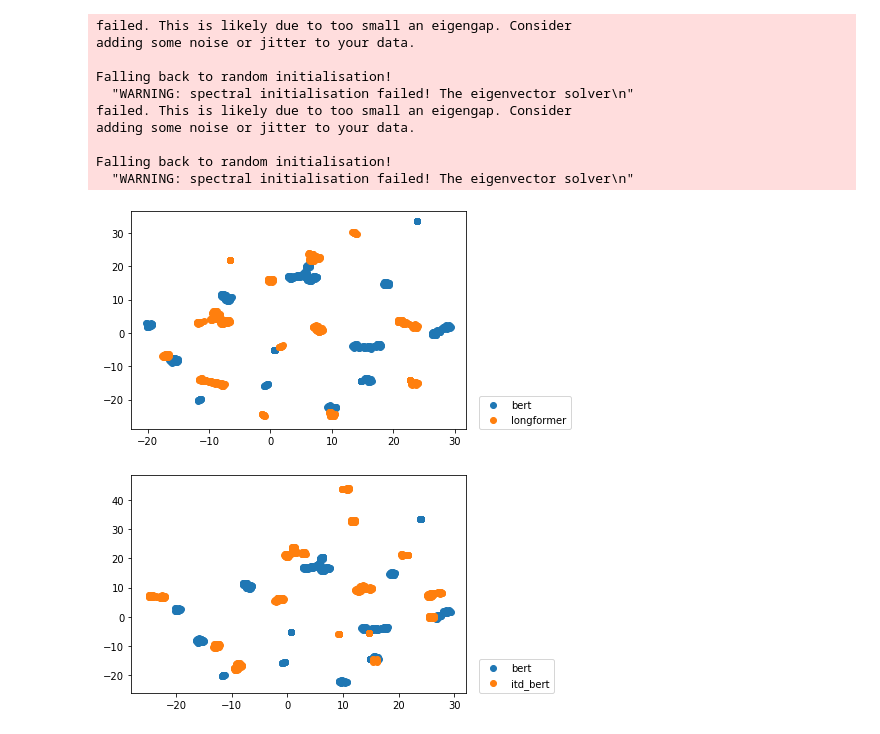
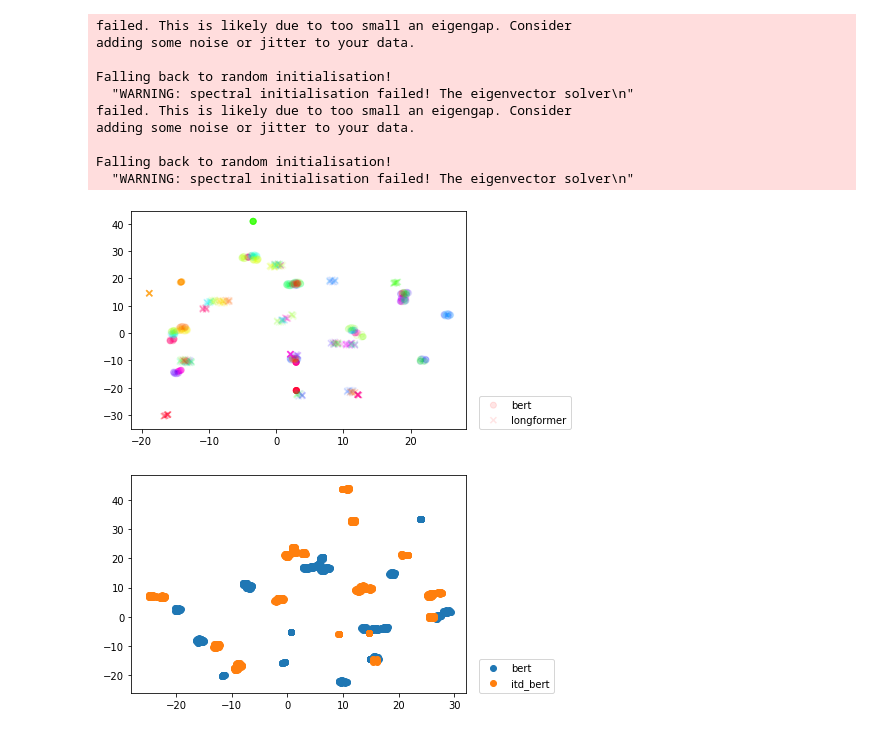
Before and after one commit to danieljunior/techniques_comparision_for_Legal_STS, a Jupyter notebook: notebooks/Presentation.ipynb, the cells around one changed output. Drawn from its saved outputs; the diff is of its cells as text; code cells hidden in the pictures.

```diff
--- a/notebooks/Presentation.ipynb
+++ b/notebooks/Presentation.ipynb
@@ -206,9 +206,9 @@ for file in files:
         points = []
         for i in range(ann.get_n_items()):
             points.append(ann.get_item_vector(i))
-        points_embeddings = umap.UMAP(densmap=True, random_state=42).fit_transform(
-            points
-        )
+
+        points_embeddings = umap.UMAP(densmap=True, random_state=42). \
+                                fit_transform(points)
         data[file.split("/")[-1]] = points_embeddings
 # %% [output]
 failed. This is likely due to too small an eigengap. Consider
@@ -224,16 +224,27 @@ Falling back to random initialisation!
 # %%
 import matplotlib.pyplot as plt
 
 %matplotlib inline
 
-plt.scatter(data["bert.ann"][:, 0], data["bert.ann"][:, 1], label="bert")
+def get_cmap(n, name='hsv'):
+    '''Returns a function that maps each index in 0, 1, ..., n-1 to a distinct
+    RGB color; the keyword argument name must be a standard mpl colormap name.'''
+    return plt.cm.get_cmap(name, n)
+
+juris_enc = tcu_data.ENUNCIADO.astype('category').cat.codes.tolist()
+cmap = get_cmap(len(list(set(juris_enc))))
+juris_colors = [cmap(i) for i in juris_enc]
+
+plt.scatter(data["bert.ann"][:, 0][:372], data["bert.ann"][:, 1][:372],
+            c=juris_colors, marker="o", label="bert", alpha=0.1)
 plt.scatter(
-    data["longformer.ann"][:, 0], data["longformer.ann"][:, 1], label="longformer"
-)
+    data["longformer.ann"][:, 0][:372], data["longformer.ann"][:, 1][:372],
+    c=juris_colors, marker="x", label="longformer", alpha=0.1)
+
 plt.legend(loc=(1.04, 0))
 plt.show()
 # %% [output]
-[figure, old version]
+[figure, new version]
 # %%
 plt.scatter(data["bert.ann"][:, 0], data["bert.ann"][:, 1], label="bert")
 plt.scatter(data["itd_bert.ann"][:, 0], data["itd_bert.ann"][:, 1], label="itd_bert")
```
Also changed, not shown: parts of 4 cells of this notebook, 2 other files.
